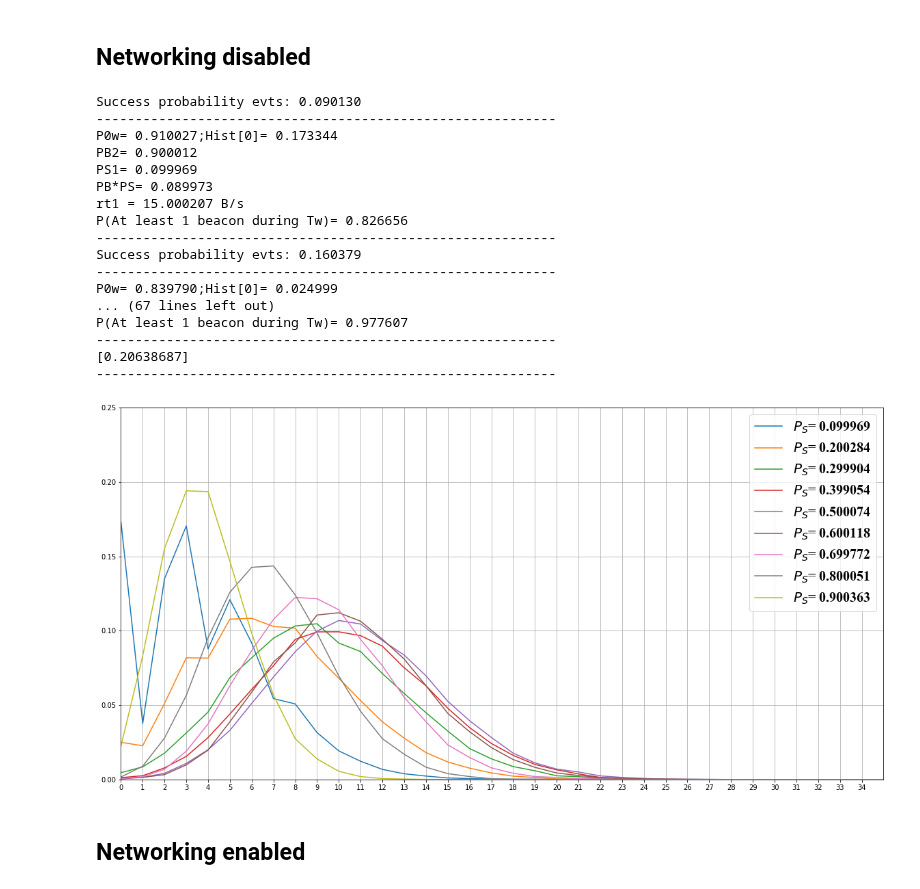
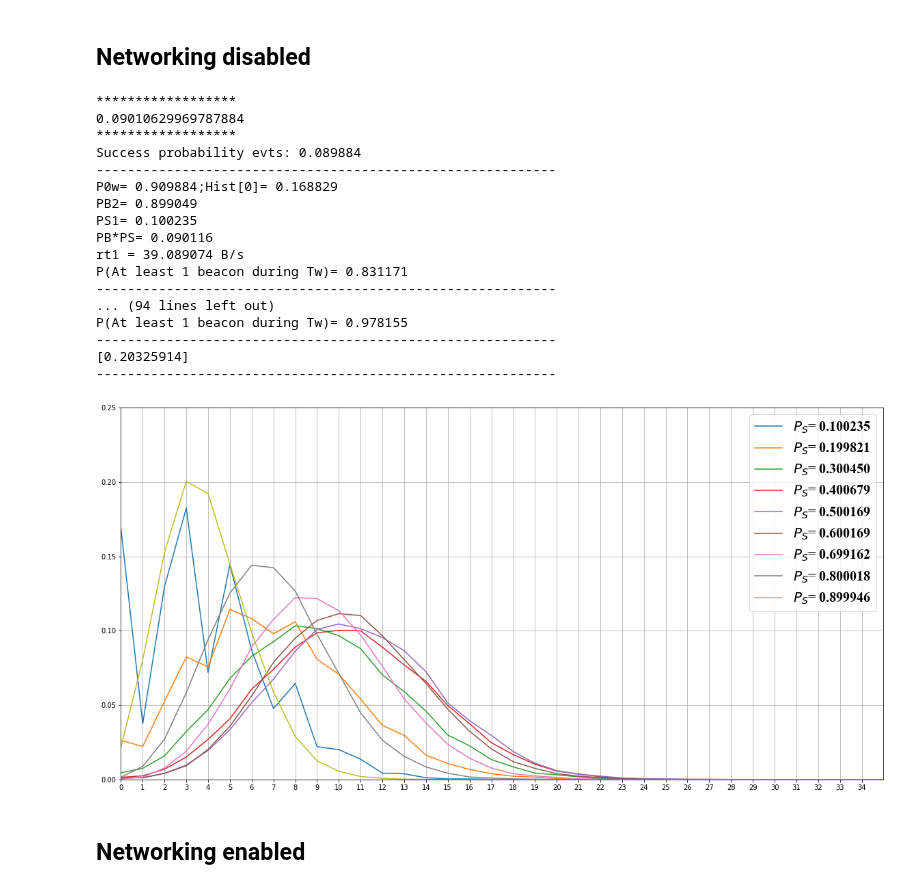
Before and after one commit to ingframin/BroadcastSimulation, a Jupyter notebook: results/success_distribution.ipynb, the cells around one changed output. Cells and saved outputs as stored; diff of their text form; code cells hidden in the pictures.

```diff
--- a/results/success_distribution.ipynb
+++ b/results/success_distribution.ipynb
@@ -5,12 +5,31 @@ from numpy import linspace, correlate
 from IPython.display import Markdown
 from analysis import *
 # %%
+Ttx = 23
+Trx = 60
+Tn = 100
+Tw = 1000
+pt.rcParams["figure.figsize"] = (20,10)
+
 def genWindowHistogram(r1,r2,wnd,trx):
     windows = []
+    pss = []
+
     for i in range(0,len(r1),wnd):
         count = 0
+        try:
+
+            Eb1,Es1,En1 = computeEvents(r1[i:i+wnd],Ttx,Trx,Tn)
+            Eb2,Es2,En2 = computeEvents(r2[i:i+wnd],Ttx,Trx,Tn)
+            Ps1 = Es1*Trx/(Eb1*Ttx+En1*Tn+Es1*Trx)
+            Pb2 = Eb2*Ttx/(Eb2*Ttx+En2*Tn+Es2*Trx)
+            pss.append(Ps1*Pb2)
+        except:
+            pass
         for j in range(i,i+wnd):
+
             try:
+
                 if r1[j]=='S' and r2[j]=='B':
                     count += 1
             except:
@@ -20,14 +39,10 @@ def genWindowHistogram(r1,r2,wnd,trx):
     result = [0 for i in range(wnd)]
     for n in range(len(result)):
         result[n] = windows.count(n)/len(windows)
-
+    print('******************')
+    print(average(pss))
+    print('******************')
     return result
-
-Ttx = 23
-Trx = 60
-Tn = 100
-Tw = 1000
-pt.rcParams["figure.figsize"] = (20,10)
 # %% [markdown]
 ## Networking disabled
 # %%
@@ -49,49 +64,51 @@ for i in range(1,10):
     Ps = checkSuccess(raw2,raw1)*Ttx/(Eb1*Ttx+En1*Tn+Es1*Trx)
     print("Success probability evts: %.6f"%(Ps))
     print('-----------------------------------------------------------')
     Ps1 = Es1*Trx/(Eb1*Ttx+En1*Tn+Es1*Trx)
-    Pb2 = Eb2*Ttx/(Eb1*Ttx+En1*Tn+Es1*Trx)
-    rt1 = Pb2/(Trx/1000)
+    Pb2 = Eb2*Ttx/(Eb2*Ttx+En2*Tn+Es2*Trx)
+    rt1 = Pb2/(Ttx/1000)
     P0w = Pb2*(1-Ps1)+Ps1*(1-Pb2)+(1-Ps1)*(1-Pb2)
+
     print("P0w= %.6f;Hist[0]= %.6f"%(P0w,wnds1[0]))
     h1.append(wnds1[0])
     cmp.append(P0w)
     print("PB2= %.6f"%(Pb2))
     print("PS1= %.6f"%(Ps1))
     print("PB*PS= %.6f"%(Pb2*Ps1))
     print("rt1 = %.6f B/s"%(rt1))
     print("P(At least 1 beacon during Tw)= %.6f"%(1-wnds1[0]))
+
     print('-----------------------------------------------------------')
 
     pt.plot(range(len(wnds1)),wnds1,label=r"$P_{S}$= %.6f"%(Trx*Es1/len(raw1)))
 
 print(correlate(h1,cmp))
 print('-----------------------------------------------------------')
 pt.legend(prop={'family':'Times New Roman', 'size':20})
 pt.axis([0,35,0,0.25])
 pt.xticks(range(0,35,1), [str(n) for n in range(0,35,1)])
 pt.grid(True)
 pt.savefig('success_distribution_BS.pdf',dpi=300, bbox_inches='tight')
 pt.show()
 # %% [output]
-Success probability evts: 0.090130
+******************
+0.09010629969787884
+******************
+Success probability evts: 0.089884
 -----------------------------------------------------------
-P0w= 0.910027;Hist[0]= 0.173344
-PB2= 0.900012
-PS1= 0.099969
-PB*PS= 0.089973
-rt1 = 15.000207 B/s
-P(At least 1 beacon during Tw)= 0.826656
+P0w= 0.909884;Hist[0]= 0.168829
+PB2= 0.899049
+PS1= 0.100235
+PB*PS= 0.090116
+rt1 = 39.089074 B/s
+P(At least 1 beacon during Tw)= 0.831171
 -----------------------------------------------------------
-Success probability evts: 0.160379
+... (94 lines left out)
+P(At least 1 beacon during Tw)= 0.978155
 -----------------------------------------------------------
-P0w= 0.839790;Hist[0]= 0.024999
-... (67 lines left out)
-P(At least 1 beacon during Tw)= 0.977607
+[0.20325914]
 -----------------------------------------------------------
-[0.20638687]
------------------------------------------------------------
-[figure, old version]
+[figure, new version]
 # %% [markdown]
 ## Networking enabled
 # %%
```
Also changed, not shown: parts of 2 cells of this notebook, 6 other files.
